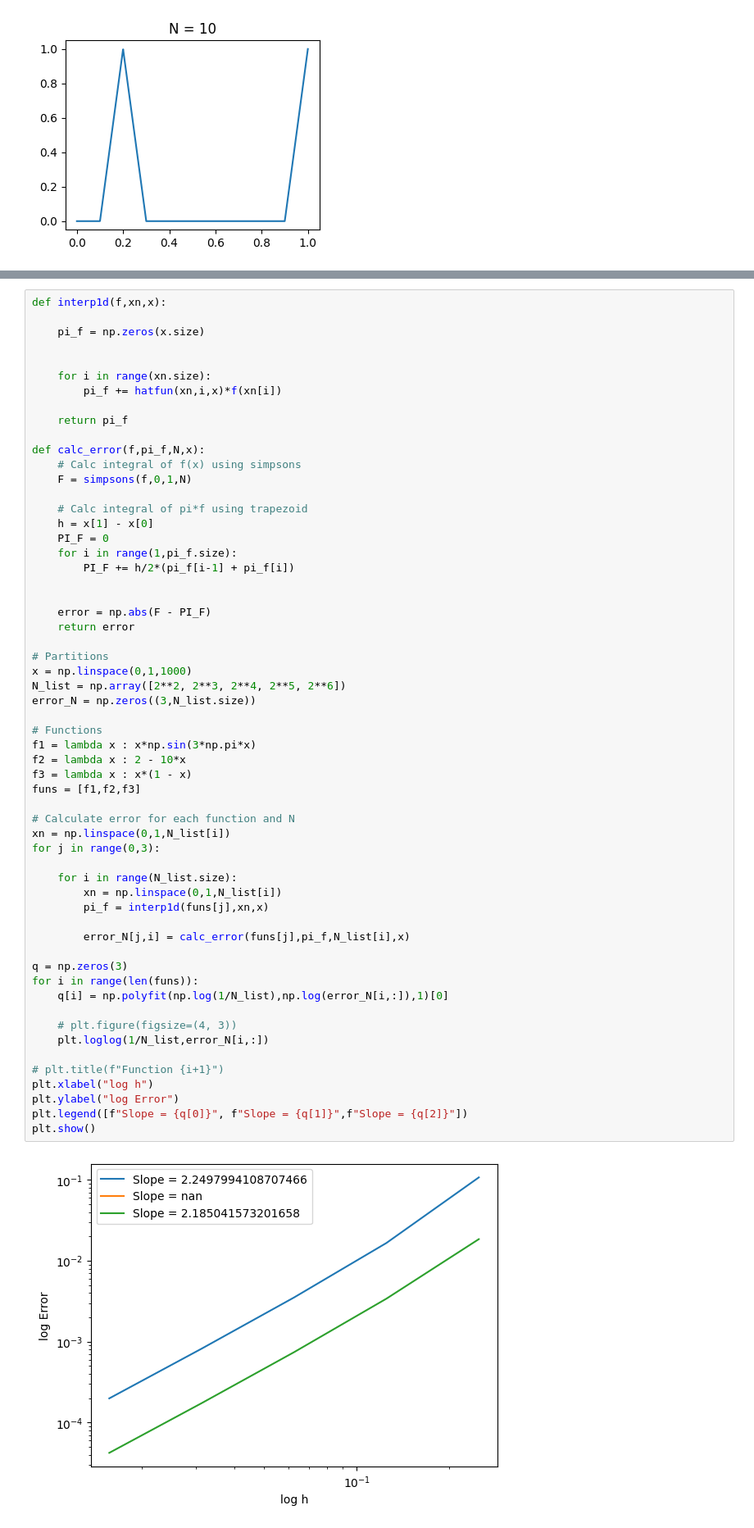
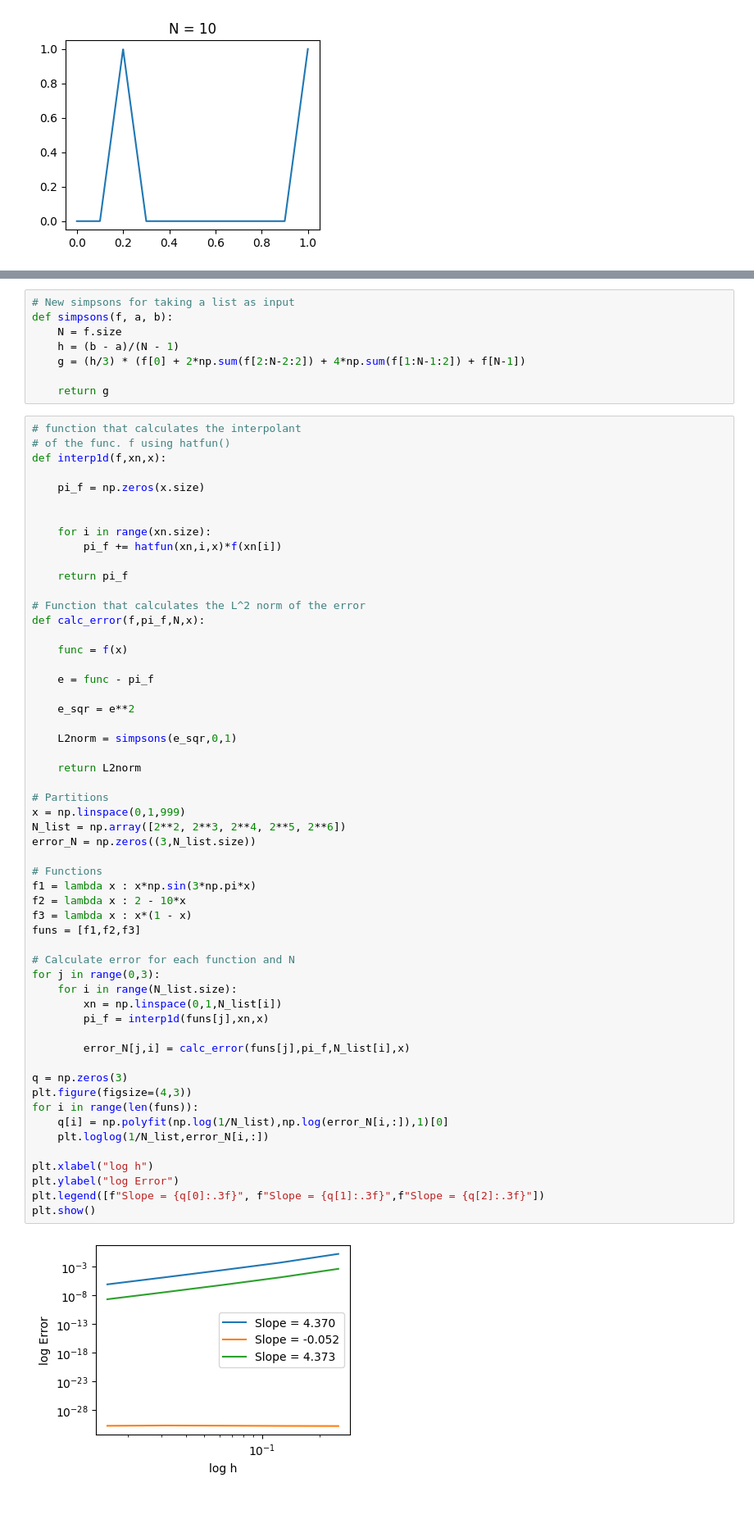
Before and after one commit to todj107/NumPDE, a Jupyter notebook: lab_02_tor.ipynb, the cells around one changed output, grey strips where cells are left out. Shown at 82% size. Cells and saved outputs as stored; diff of their text form; blank space fills up the shorter version.

```diff
--- a/lab_02_tor.ipynb
+++ b/lab_02_tor.ipynb
@@ -434,4 +437,14 @@ for all cases? If not, explain why.
+# %%
+# New simpsons for taking a list as input
+def simpsons(f, a, b):
+    N = f.size
+    h = (b - a)/(N - 1)
+    g = (h/3) * (f[0] + 2*np.sum(f[2:N-2:2]) + 4*np.sum(f[1:N-1:2]) + f[N-1])
+
+    return g
 # %%
+# function that calculates the interpolant
+# of the func. f using hatfun()
 def interp1d(f,xn,x):
 
     pi_f = np.zeros(x.size)
@@ -442,52 +455,47 @@ def interp1d(f,xn,x):
 
     return pi_f
 
+# Function that calculates the L^2 norm of the error
 def calc_error(f,pi_f,N,x):
-    # Calc integral of f(x) using simpsons
-    F = simpsons(f,0,1,N)
 
-    # Calc integral of pi*f using trapezoid
-    h = x[1] - x[0]
-    PI_F = 0
-    for i in range(1,pi_f.size):
-        PI_F += h/2*(pi_f[i-1] + pi_f[i])
+    func = f(x)
 
+    e = func - pi_f
 
-    error = np.abs(F - PI_F)
-    return error
+    e_sqr = e**2
+
+    L2norm = simpsons(e_sqr,0,1)
+
+    return L2norm
 
 # Partitions
-x = np.linspace(0,1,1000)
+x = np.linspace(0,1,999)
 N_list = np.array([2**2, 2**3, 2**4, 2**5, 2**6])
 error_N = np.zeros((3,N_list.size))
 
 # Functions
 f1 = lambda x : x*np.sin(3*np.pi*x)
 f2 = lambda x : 2 - 10*x
 f3 = lambda x : x*(1 - x)
 funs = [f1,f2,f3]
 
 # Calculate error for each function and N
-xn = np.linspace(0,1,N_list[i])
 for j in range(0,3):
-
     for i in range(N_list.size):
         xn = np.linspace(0,1,N_list[i])
         pi_f = interp1d(funs[j],xn,x)
 
         error_N[j,i] = calc_error(funs[j],pi_f,N_list[i],x)
 
 q = np.zeros(3)
+plt.figure(figsize=(4,3))
 for i in range(len(funs)):
     q[i] = np.polyfit(np.log(1/N_list),np.log(error_N[i,:]),1)[0]
-
-    # plt.figure(figsize=(4, 3))
     plt.loglog(1/N_list,error_N[i,:])
 
-# plt.title(f"Function {i+1}")
 plt.xlabel("log h")
 plt.ylabel("log Error")
-plt.legend([f"Slope = {q[0]}", f"Slope = {q[1]}",f"Slope = {q[2]}"])
+plt.legend([f"Slope = {q[0]:.3f}", f"Slope = {q[1]:.3f}",f"Slope = {q[2]:.3f}"])
 plt.show()
 # %% [output]
-[figure, old version]
+[figure, new version]
```
Also changed, not shown: parts of 5 cells of this notebook.
